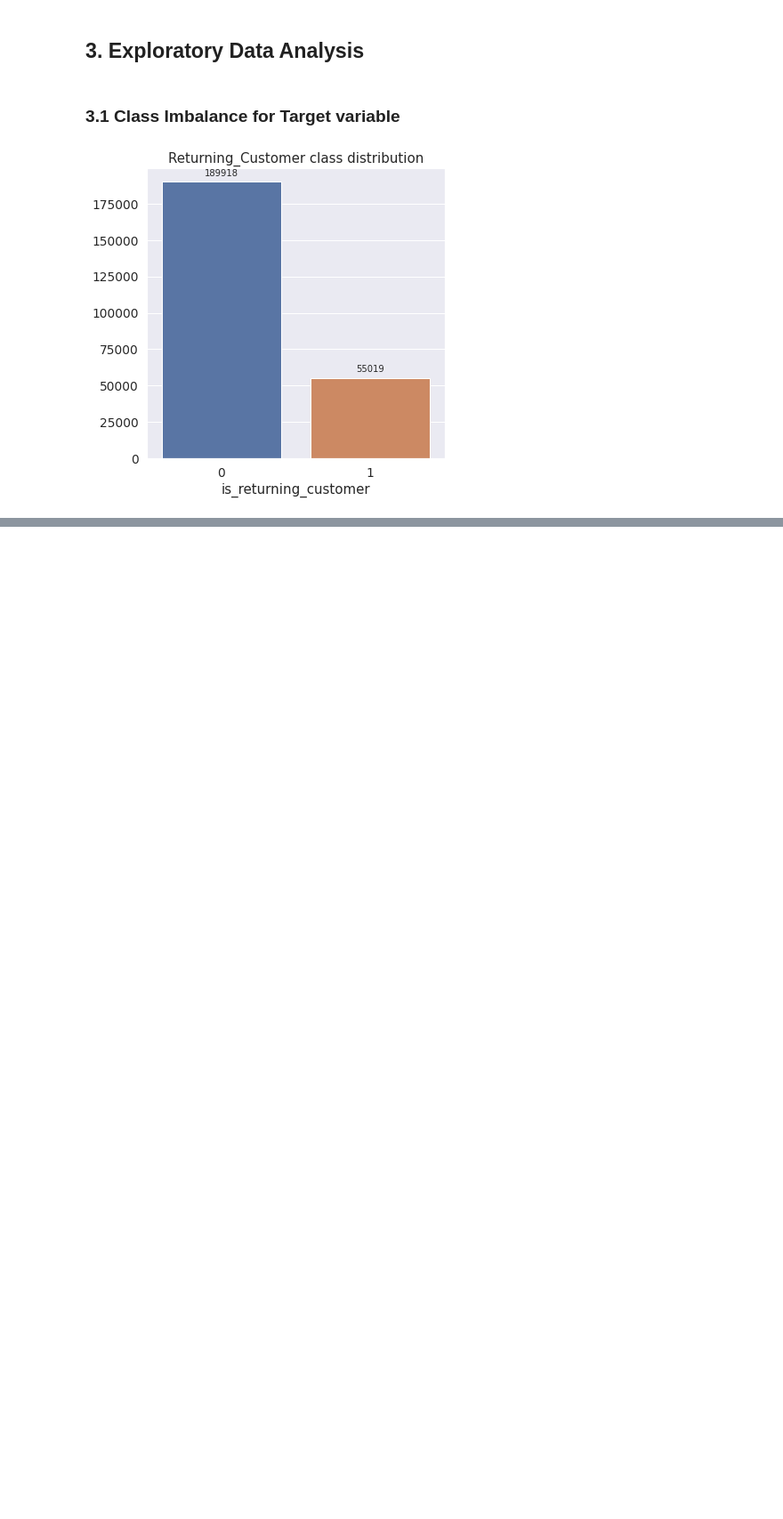
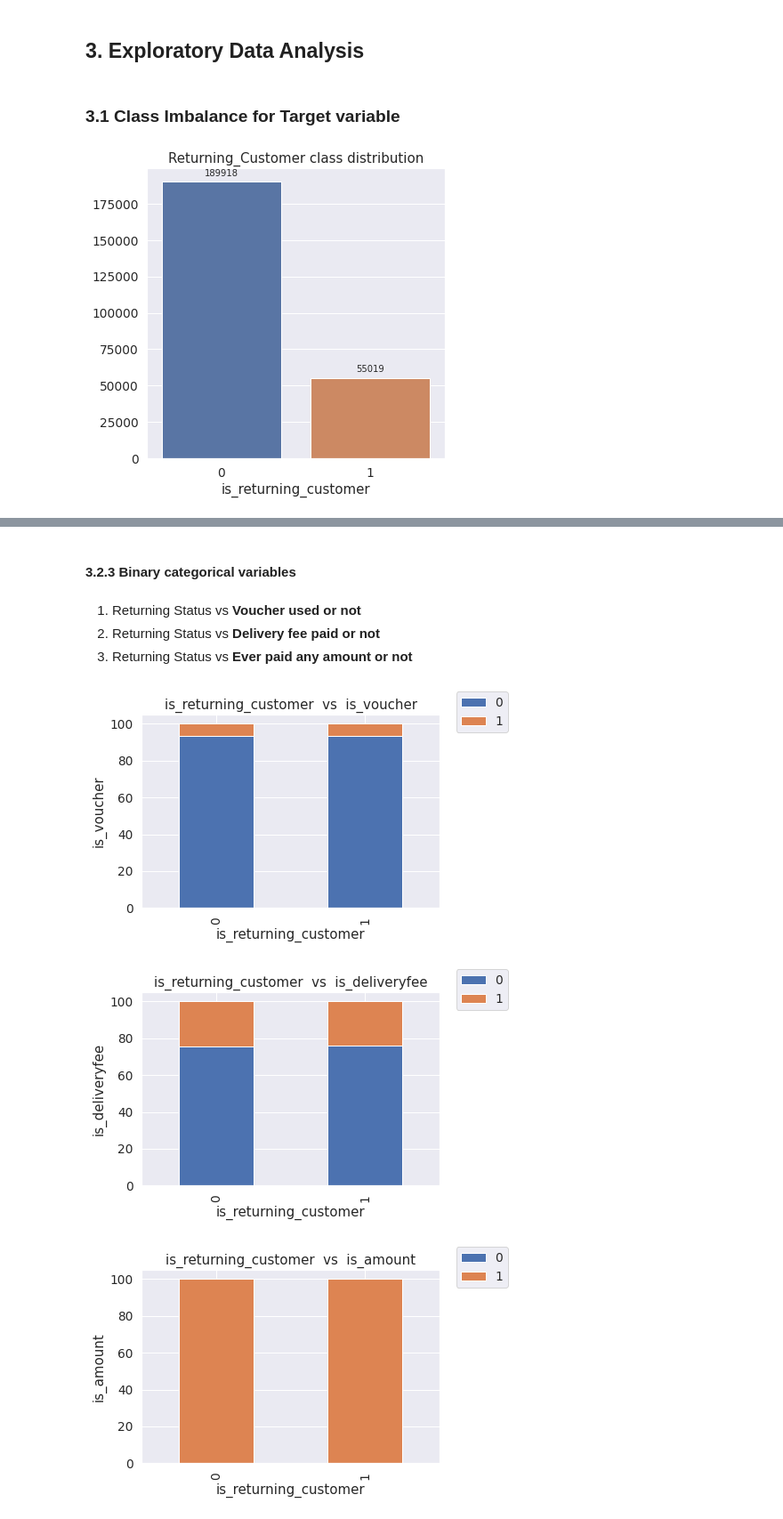
Before and after one commit to ashutosh3060/returning-customer-prediction, a Jupyter notebook: eda_model_build.ipynb, the cells around one changed output, grey strips where cells are left out. Shown: that part at 89% size. Cells and saved outputs as stored; diff of their text form; code cells hidden in the pictures; blank space fills up the shorter version.

```diff
--- a/eda_model_build.ipynb
+++ b/eda_model_build.ipynb
@@ -298,0 +394,17 @@ plt.show()
+# %% [markdown]
+#### 3.2.3 **Binary categorical variables**
+# %% [markdown]
+1. Returning Status vs **Voucher used or not**
+2. Returning Status vs **Delivery fee paid or not**
+3. Returning Status vs **Ever paid any amount or not**
+# %%
+# For all the binary categorical variable plot the crosstab with target variable
+binary_vars = ["is_voucher", "is_deliveryfee", "is_amount"]
+target_var = "is_returning_customer"
+
+for var in binary_vars:
+    bivar_binary_cat(df_order_label, var, target_var)
+# %% [output]
+[figure, added]
+[figure, added]
+[figure, added]
```
Also changed, not shown: parts of 15 cells of this notebook.
